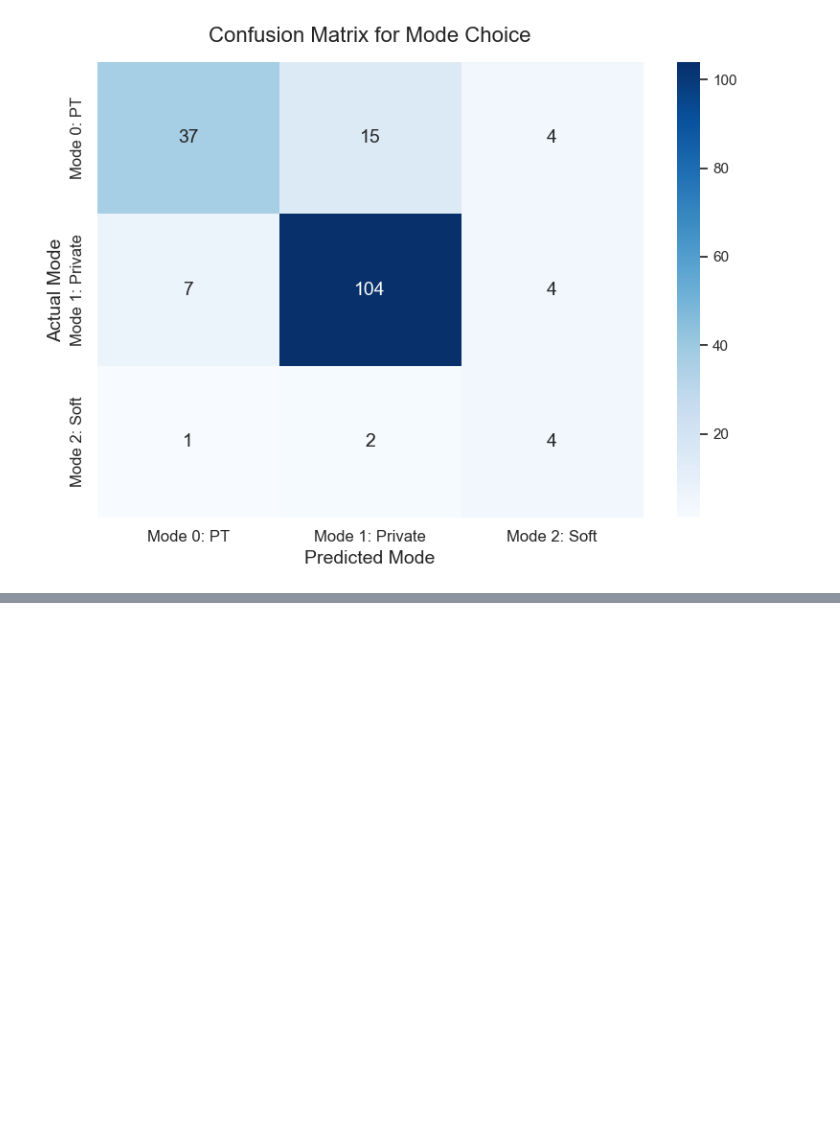
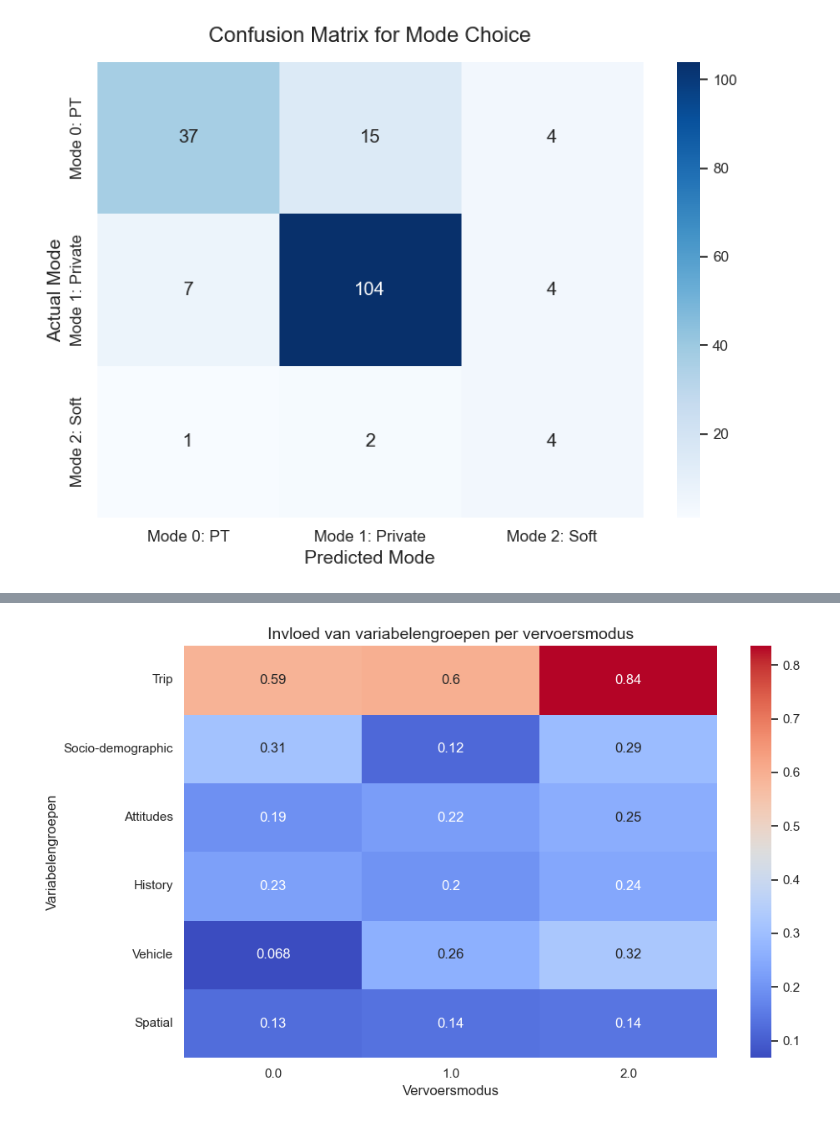
Before and after one commit to wendyqxc/MachineLearningModeChoiceGroup6, a Jupyter notebook: Global_regression_structured.ipynb, the cells around one changed output, grey strips where cells are left out. Drawn from its saved outputs; the diff is of its cells as text; code cells hidden in the pictures; blank space fills up the shorter version.

```diff
--- a/Global_regression_structured.ipynb
+++ b/Global_regression_structured.ipynb
@@ -110,3 +110,30 @@ plt.tight_layout()
 plt.show()
 # %% [output]
 [figure]
+# %%
+# Zorg dat feature names bestaan
+feature_names = X.columns
+
+# Coefficients ophalen
+coef = model.coef_
+
+# Dataframe maken
+coef_df = pd.DataFrame(coef, columns=feature_names)
+
+# Voeg mode labels toe
+coef_df['Mode'] = model.classes_
+
+# Zet Mode als index
+coef_df = coef_df.set_index('Mode')
+
+# Transpose (variabelen onder elkaar)
+coef_df_T = coef_df.T
+
+# on/ of to take abs values
+coef_df_abs = coef_df_T.abs()
+
+# Gemiddelde absolute impact berekenen
+coef_df_abs['mean_abs_effect'] = coef_df_abs.mean(axis=1)
+coef_df_abs = coef_df_abs.sort_values(by='mean_abs_effect', ascending=False)
+
+print(coef_df_abs.head(15))
@@ -112,0 +217,16 @@ plt.show()
+# %%
+plt.figure(figsize=(10, 6))
+
+sns.heatmap(group_mode_df,
+            annot=True,
+            cmap='coolwarm',
+            cbar=True)
+
+plt.title("Invloed van variabelengroepen per vervoersmodus", fontsize=14)
+plt.xlabel("Vervoersmodus")
+plt.ylabel("Variabelengroepen")
+
+plt.tight_layout()
+plt.show()
+# %% [output]
+[figure, added]
```
Also changed, not shown: parts of 3 cells of this notebook.
